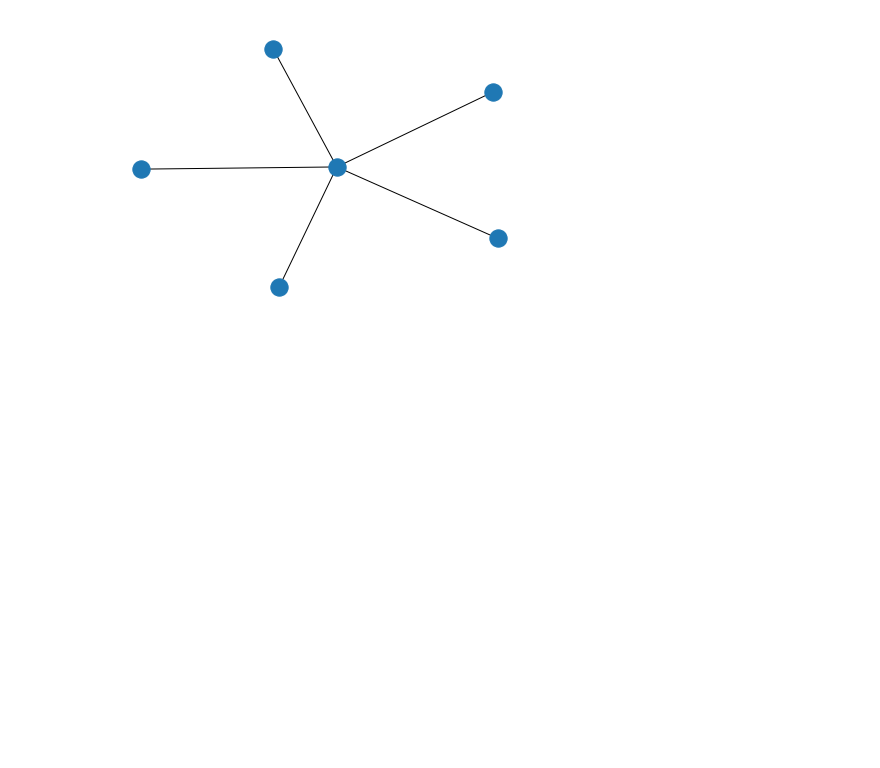
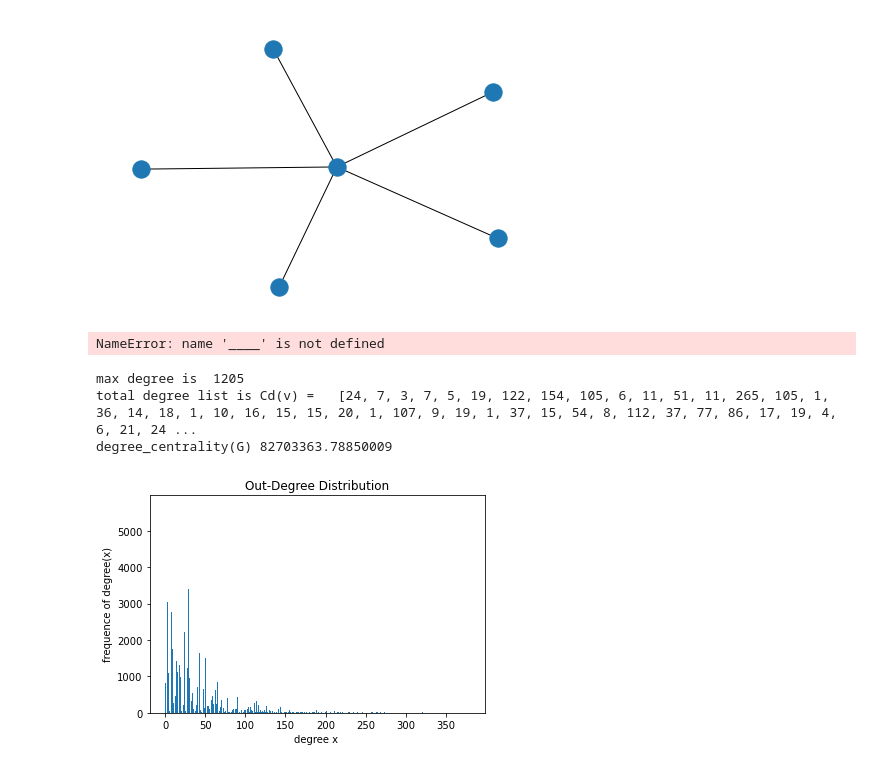
Before and after one commit to swathi0105/Social_Media_Analysis, a Jupyter notebook: Twitterreal tweets crawling.ipynb, the cells around one changed output. Drawn from its saved outputs; the diff is of its cells as text; code cells hidden in the pictures; blank space fills up the shorter version.

```diff
--- a/Twitterreal tweets crawling.ipynb
+++ b/Twitterreal tweets crawling.ipynb
@@ -107,3 +107,62 @@ H=nx.Graph(eg)
 nx.draw(H)
 # %% [output]
 [figure]
+# %%
+# Generate in-degree centrality for retweets
+rt_centrality = ____
+
+# Generate in-degree centrality for replies
+reply_centrality = ____
+
+# Store centralities in DataFrame
+rt = pd.DataFrame(list(____), columns = column_names)
+reply = pd.DataFrame(list(____), columns = column_names)
+
+# Print first five results in descending order of centrality
+print(rt.sort_values('degree_centrality', ascending = False).head())
+
+# Print first five results in descending order of centrality
+print(reply.sort_values('degree_centrality', ascending = False).head())
+# %% [output]
+NameError: name '____' is not defined
+# %%
+import ast
+from collections import Counter
+import matplotlib.pyplot as plt
+
+if __name__ == "__main__":
+    twitter_nodes = 81306
+    degree_file = "out_degree.csv"
+    # degree_file = "in_degree.csv"
+
+    max_degree = 0
+    degree_list = []
+    with open(degree_file, 'r')as file:
+        for line in file:
+            size = len(ast.literal_eval(line.split(":")[1]))
+            degree_list.append(size)
+
+    max_degree = max(degree_list)
+
+    print("max degree is ", max_degree)
+    print("total degree list is Cd(v) =  ", degree_list)
+
+    sum = 0
+    for i in degree_list:
+        sum += max_degree - i
+    degree_centrality = sum / (twitter_nodes - 1) * (twitter_nodes - 2)
+    print("degree_centrality(G)", degree_centrality)
+
+    plt.xlabel('degree x ')
+    plt.ylabel('frequence of degree(x)')
+    plt.title('Out-Degree Distribution')
+    # plt.title('In-Degree Distribution')
+
+    counts = Counter(degree_list)
+    plt.bar(range(len(counts)), counts.values())
+    plt.show()
+# %% [output]
+max degree is  1205
+total degree list is Cd(v) =   [24, 7, 3, 7, 5, 19, 122, 154, 105, 6, 11, 51, 11, 265, 105, 1, 36, 14, 18, 1, 10, 16, 15, 15, 20, 1, 107, 9, 19, 1, 37, 15, 54, 8, 112, 37, 77, 86, 17, 19, 4, 6, 21, 24 ...
+degree_centrality(G) 82703363.78850009
+[figure, added]
```
